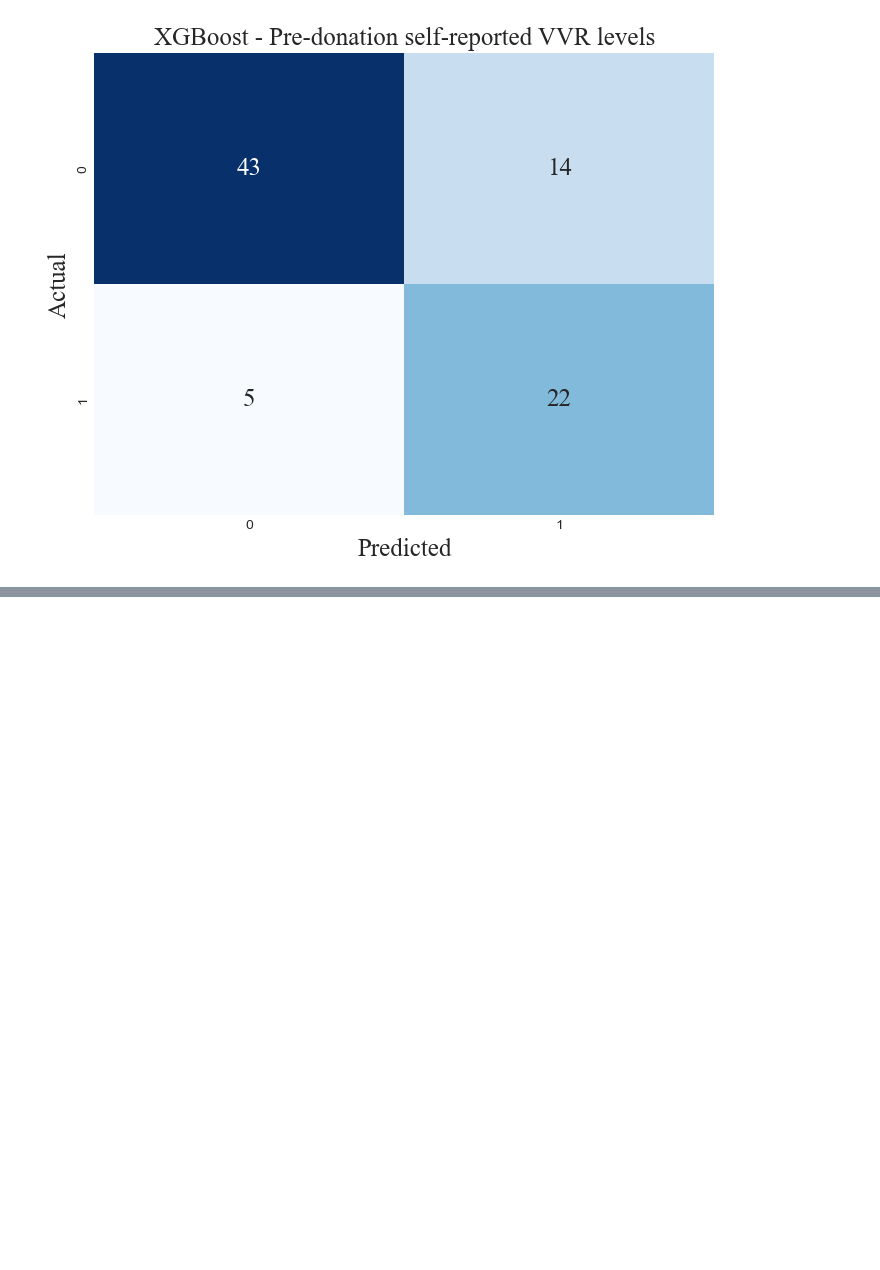
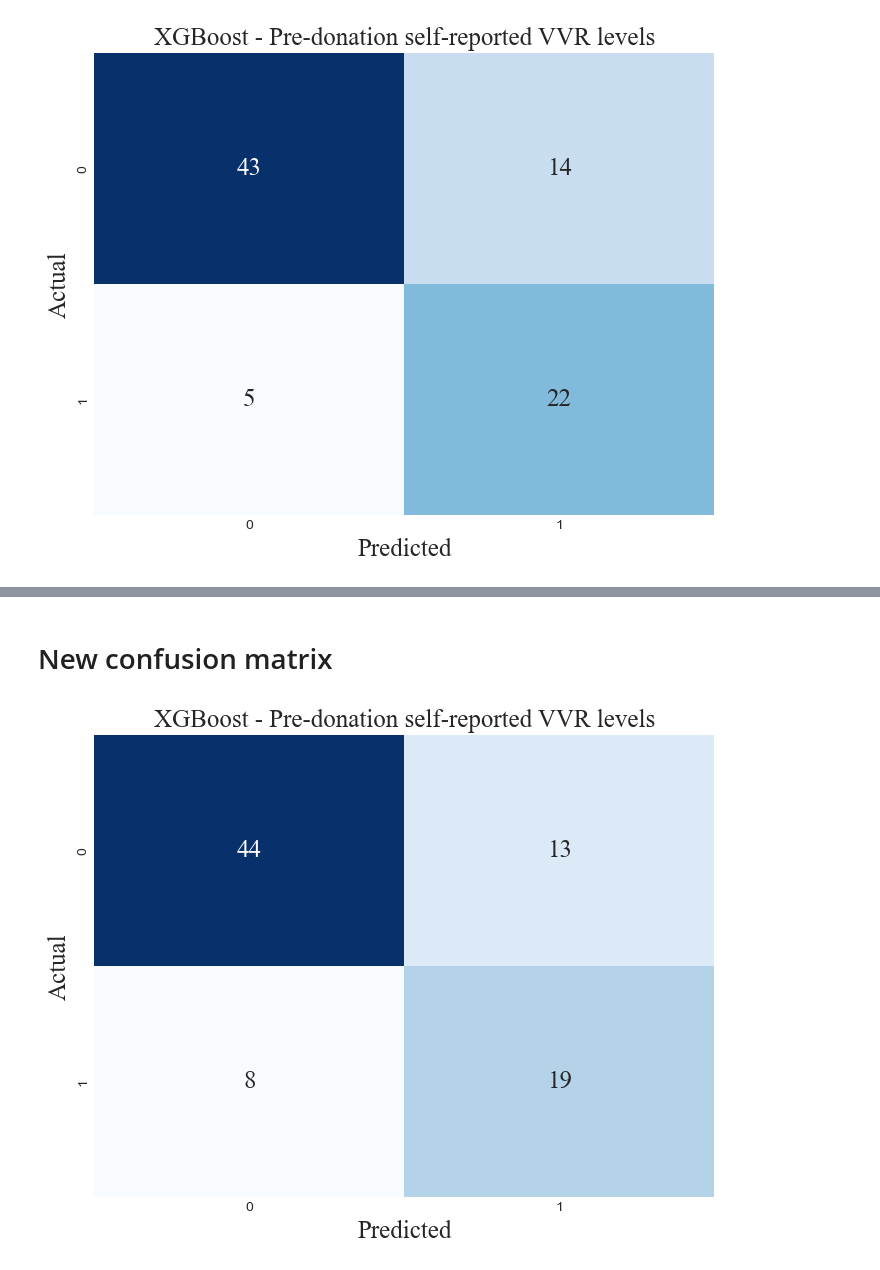
Before and after one commit to DionneSpaltman/predicting_VVR, a Jupyter notebook: models/00_only_VVR_levels/03_xgboost.ipynb, the cells around one changed output, grey strips where cells are left out. Drawn from its saved outputs; the diff is of its cells as text; code cells hidden in the pictures; blank space fills up the shorter version.

```diff
--- a/models/00_only_VVR_levels/03_xgboost.ipynb
+++ b/models/00_only_VVR_levels/03_xgboost.ipynb
@@ -269,0 +405,30 @@ The seaborn styles shipped by Matplotlib are deprecated since 3.6, as they no lo
+# %% [markdown]
+# New confusion matrix
+# %%
+import matplotlib.pyplot as plt
+from sklearn.metrics import confusion_matrix
+import seaborn as sns
+
+font = 'Times New Roman'
+size = 18
+
+# Calculate confusion matrix
+conf_matrix = confusion_matrix(y_test, y_test_pred)
+
+# Set the style to a modern style
+plt.style.use('seaborn-darkgrid')
+
+# Create a custom diverging color map
+colors = sns.color_palette("Blues", as_cmap=True)
+
+# Plot confusion matrix
+plt.figure(figsize=(8, 6))
+sns.heatmap(conf_matrix, annot=True, fmt='d', cmap=colors, cbar=False,
+            annot_kws={'fontname': font, 'fontsize': size})  # Set font and size for numbers
+plt.title('XGBoost - Pre-donation self-reported VVR levels', fontname=font, fontsize=size)
+plt.xlabel('Predicted', fontname=font, fontsize=size)
+plt.ylabel('Actual', fontname=font, fontsize=size)
+
+plt.show()
+# %% [output]
+[figure, added]
```
Also changed, not shown: parts of 2 cells of this notebook, 10 other files.
